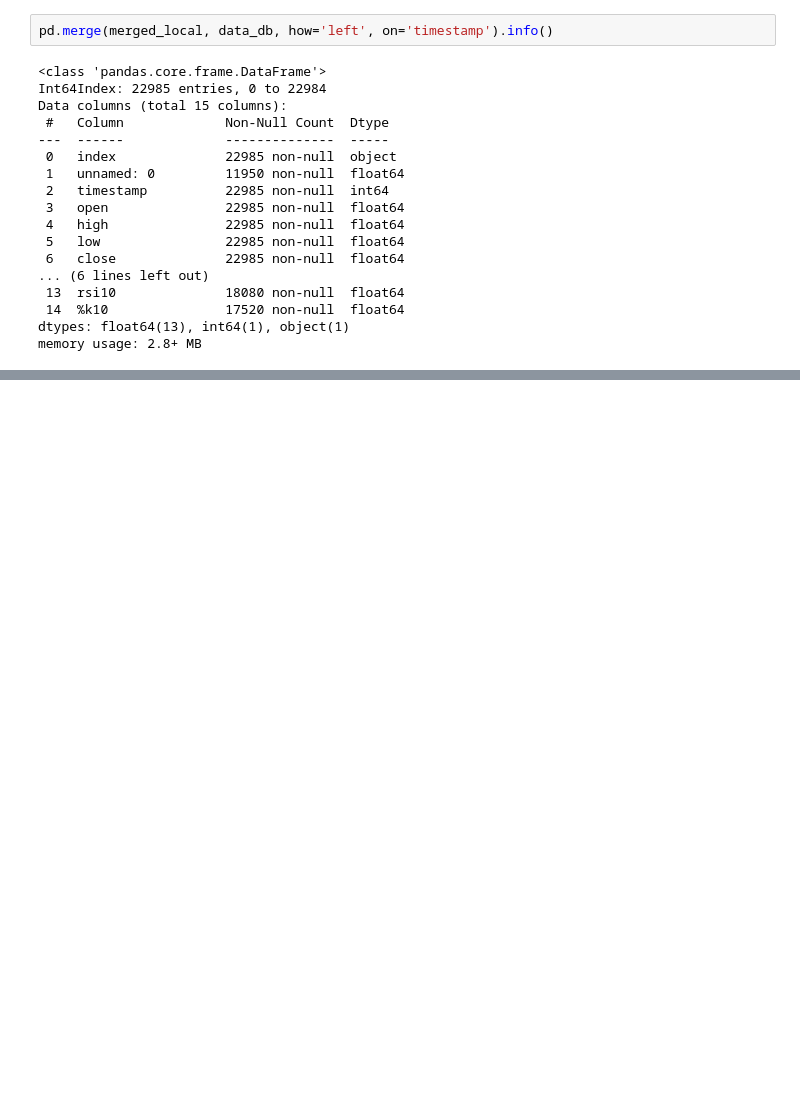
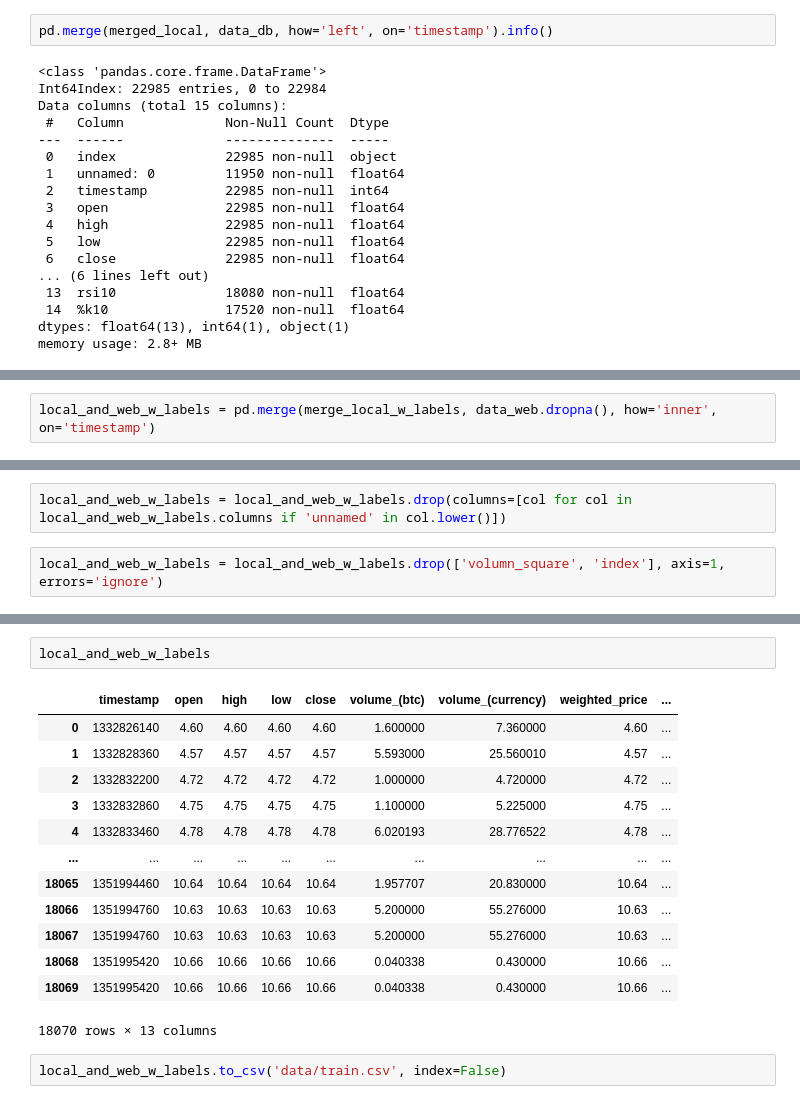
Before and after one commit to 0xjrr/ds-hackaton2-ldsa, a Jupyter notebook: HCKT02 - Data Wrangling/test.ipynb, the cells around one changed output, grey strips where cells are left out. Saved outputs shown, nothing was run; the diff lists cells and outputs as text; blank space fills up the shorter version.

```diff
--- a/HCKT02 - Data Wrangling/test.ipynb
+++ b/HCKT02 - Data Wrangling/test.ipynb
@@ -286,0 +343,2 @@ memory usage: 2.8+ MB
+# %%
+local_and_web_w_labels = pd.merge(merge_local_w_labels, data_web.dropna(), how='inner', on='timestamp')
@@ -286,0 +365,4 @@ memory usage: 2.8+ MB
+# %%
+local_and_web_w_labels = local_and_web_w_labels.drop(columns=[col for col in local_and_web_w_labels.columns if 'unnamed' in col.lower()])
+# %%
+local_and_web_w_labels = local_and_web_w_labels.drop(['volumn_square', 'index'], axis=1, errors='ignore')
@@ -286,0 +392,18 @@ memory usage: 2.8+ MB
+# %%
+local_and_web_w_labels
+# %% [output]
+|  | timestamp | open | high | low | close | volume_(btc) | volume_(currency) | weighted_price | ... |
+| 0 | 1332826140 | 4.60 | 4.60 | 4.60 | 4.60 | 1.600000 | 7.360000 | 4.60 | ... |
+| 1 | 1332828360 | 4.57 | 4.57 | 4.57 | 4.57 | 5.593000 | 25.560010 | 4.57 | ... |
+| 2 | 1332832200 | 4.72 | 4.72 | 4.72 | 4.72 | 1.000000 | 4.720000 | 4.72 | ... |
+| 3 | 1332832860 | 4.75 | 4.75 | 4.75 | 4.75 | 1.100000 | 5.225000 | 4.75 | ... |
+| 4 | 1332833460 | 4.78 | 4.78 | 4.78 | 4.78 | 6.020193 | 28.776522 | 4.78 | ... |
+| ... | ... | ... | ... | ... | ... | ... | ... | ... | ... |
+| 18065 | 1351994460 | 10.64 | 10.64 | 10.64 | 10.64 | 1.957707 | 20.830000 | 10.64 | ... |
+| 18066 | 1351994760 | 10.63 | 10.63 | 10.63 | 10.63 | 5.200000 | 55.276000 | 10.63 | ... |
+| 18067 | 1351994760 | 10.63 | 10.63 | 10.63 | 10.63 | 5.200000 | 55.276000 | 10.63 | ... |
+| 18068 | 1351995420 | 10.66 | 10.66 | 10.66 | 10.66 | 0.040338 | 0.430000 | 10.66 | ... |
+| 18069 | 1351995420 | 10.66 | 10.66 | 10.66 | 10.66 | 0.040338 | 0.430000 | 10.66 | ... |
+18070 rows × 13 columns
+# %%
+local_and_web_w_labels.to_csv('data/train.csv', index=False)
```
Also changed, not shown: parts of 14 cells of this notebook, 1 other file.
